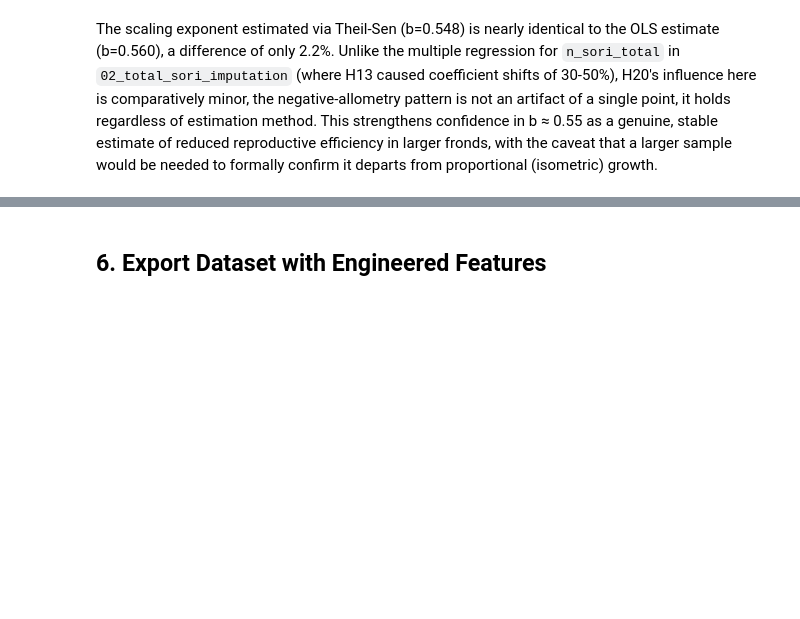
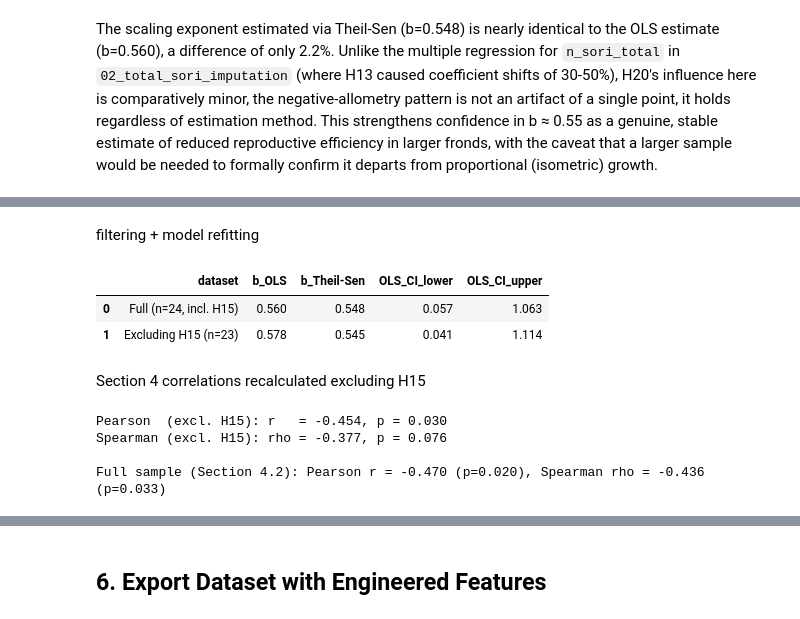
Before and after one commit to juan-llanos/fern-reproductive-morphometrics, a Jupyter notebook: notebooks/04_Sori_Density_Engineering.ipynb, the cells around one changed output, grey strips where cells are left out. Drawn from its saved outputs; the diff is of its cells as text; code cells hidden in the pictures; blank space fills up the shorter version.

Commit message:
Add H15 sensitivity check (Section 5.4)
Refit OLS/Theil-Sen excluding H15. Scaling exponent b stable (0.560 vs 0.578), confirming negative allometry is not an H15 artifact.

```diff
--- a/notebooks/04_Sori_Density_Engineering.ipynb
+++ b/notebooks/04_Sori_Density_Engineering.ipynb
@@ -261,0 +267,45 @@ The scaling exponent estimated via Theil-Sen (b=0.548) is nearly identical to th
+# %% [markdown]
+filtering + model refitting
+# %%
+df_fronds_real = df_fronds_density.loc[~df_fronds_density["is_imputed"]].copy()
+
+log_area_real = np.log(df_fronds_real["leaf_area_cm2"])
+log_sori_real = np.log(df_fronds_real["n_sori_total"])
+
+X_log_real = sm.add_constant(log_area_real)
+model_log_log_real = sm.OLS(log_sori_real, X_log_real).fit()
+
+theil_sen_log_real = TheilSenRegressor(random_state=42)
+theil_sen_log_real.fit(log_area_real.values.reshape(-1, 1), log_sori_real.values)
+
+b_ols_real = model_log_log_real.params["leaf_area_cm2"]
+b_theil_real = theil_sen_log_real.coef_[0]
+
+ci_real = model_log_log_real.conf_int(alpha=0.05).loc["leaf_area_cm2"]
+
+df_b_comparison = pd.DataFrame({
+    "dataset": ["Full (n=24, incl. H15)", "Excluding H15 (n=23)"],
+    "b_OLS": [model_log_log.params["leaf_area_cm2"], b_ols_real],
+    "b_Theil-Sen": [b_theil, b_theil_real],
+    "OLS_CI_lower": [ci.iloc[0], ci_real.iloc[0]],
+    "OLS_CI_upper": [ci.iloc[1], ci_real.iloc[1]],
+})
+df_b_comparison.round(3)
+# %% [output]
+|  | dataset | b_OLS | b_Theil-Sen | OLS_CI_lower | OLS_CI_upper |
+| 0 | Full (n=24, incl. H15) | 0.560 | 0.548 | 0.057 | 1.063 |
+| 1 | Excluding H15 (n=23) | 0.578 | 0.545 | 0.041 | 1.114 |
+# %% [markdown]
+Section 4 correlations recalculated excluding H15
+# %%
+r_real, p_r_real = pearsonr(df_fronds_real["leaf_area_cm2"], df_fronds_real["sori_density"])
+rho_real, p_rho_real = spearmanr(df_fronds_real["leaf_area_cm2"], df_fronds_real["sori_density"])
+
+print(f"Pearson  (excl. H15): r   = {r_real:.3f}, p = {p_r_real:.3f}")
+print(f"Spearman (excl. H15): rho = {rho_real:.3f}, p = {p_rho_real:.3f}")
+print(f"\nFull sample (Section 4.2): Pearson r = -0.470 (p=0.020), Spearman rho = -0.436 (p=0.033)")
+# %% [output]
+Pearson  (excl. H15): r   = -0.454, p = 0.030
+Spearman (excl. H15): rho = -0.377, p = 0.076
+
+Full sample (Section 4.2): Pearson r = -0.470 (p=0.020), Spearman rho = -0.436 (p=0.033)
```
Also changed, not shown: parts of 7 cells of this notebook, 1 other file.
